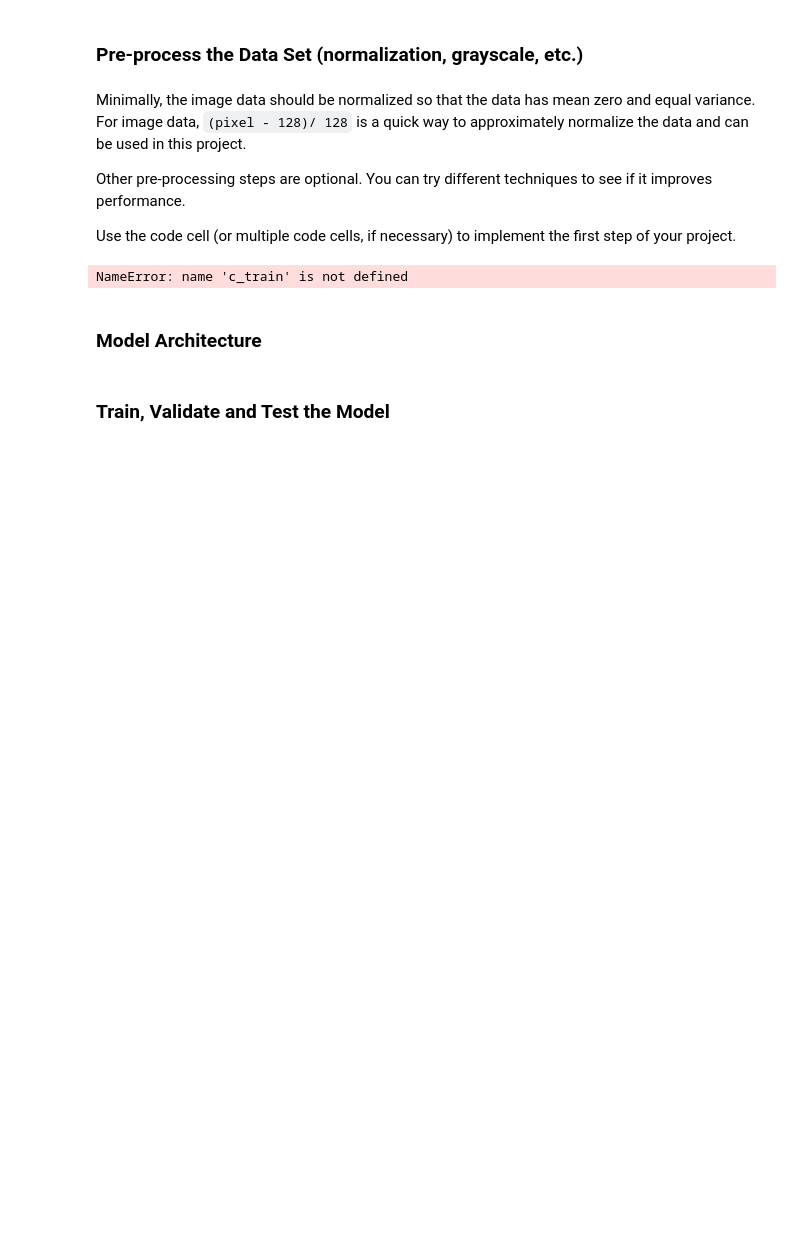
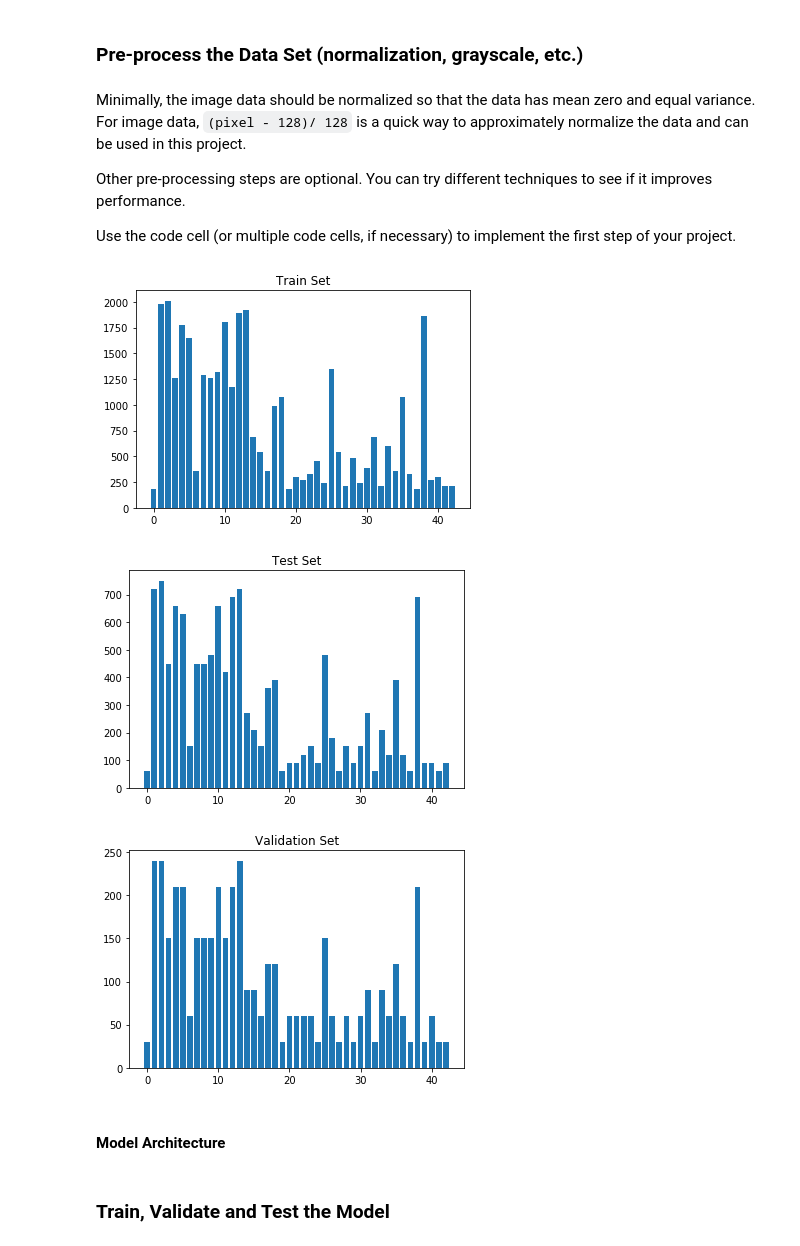
Before and after one commit to zhuangh/CarND-Traffic-Sign-Classifier-Project, a Jupyter notebook: Traffic_Sign_Classifier.ipynb, the cells around one changed output. Drawn from its saved outputs; the diff is of its cells as text; code cells hidden in the pictures; blank space fills up the shorter version.

```diff
--- a/Traffic_Sign_Classifier.ipynb
+++ b/Traffic_Sign_Classifier.ipynb
@@ -186,44 +186,43 @@ Use the code cell (or multiple code cells, if necessary) to implement the first
 # %%
 ### Preprocess the data here. It is required to normalize the data. Other preprocessing steps could include
 ### converting to grayscale, etc.
 ### Feel free to use as many code cells as needed.
 
 # check the distributions of the labels among three subsets of the dataset.
-uni_train, counts_train = np.unique(y_train, return_counts=True)
+uni_train, c_train = np.unique(y_train, return_counts=True)
 plt.bar(uni_train, c_train)
 plt.title("Train Set")
-plt.grid()
 plt.show()
-
-uni_test, counts_test = np.unique(y_test, return_counts=True)
+#
+uni_test, c_test = np.unique(y_test, return_counts=True)
 plt.bar(uni_test, c_test)
 plt.title("Test Set")
-plt.grid()
 plt.show()
-
-uni_valid, counts_valid = np.unique(y_valid, return_counts=True)
+#
+uni_valid, c_valid = np.unique(y_valid, return_counts=True)
 plt.bar(uni_valid, c_valid)
 plt.title("Validation Set")
-plt.grid()
 plt.show()
 
 import tensorflow as tf
 from math import ceil
 from sklearn.utils import shuffle
 
 # Convert to grayscale
 X_train_rgb = X_train
 X_train_gray = np.sum(X_train/3, axis=3, keepdims=True)
 
 X_test_rgb = X_test
 X_test_gray = np.sum(X_test/3, axis=3, keepdims=True)
 
 X_valid_rgb = X_valid
 X_valid_gray = np.sum(X_valid/3, axis=3, keepdims=True)
 # %% [output]
-NameError: name 'c_train' is not defined
+[figure, added]
+[figure, added]
+[figure, added]
 # %% [markdown]
-### Model Architecture
+#### Model Architecture
 # %%
 ### Define your architecture here.
 ### Feel free to use as many code cells as needed.
```
Also changed, not shown: parts of 2 cells of this notebook.
